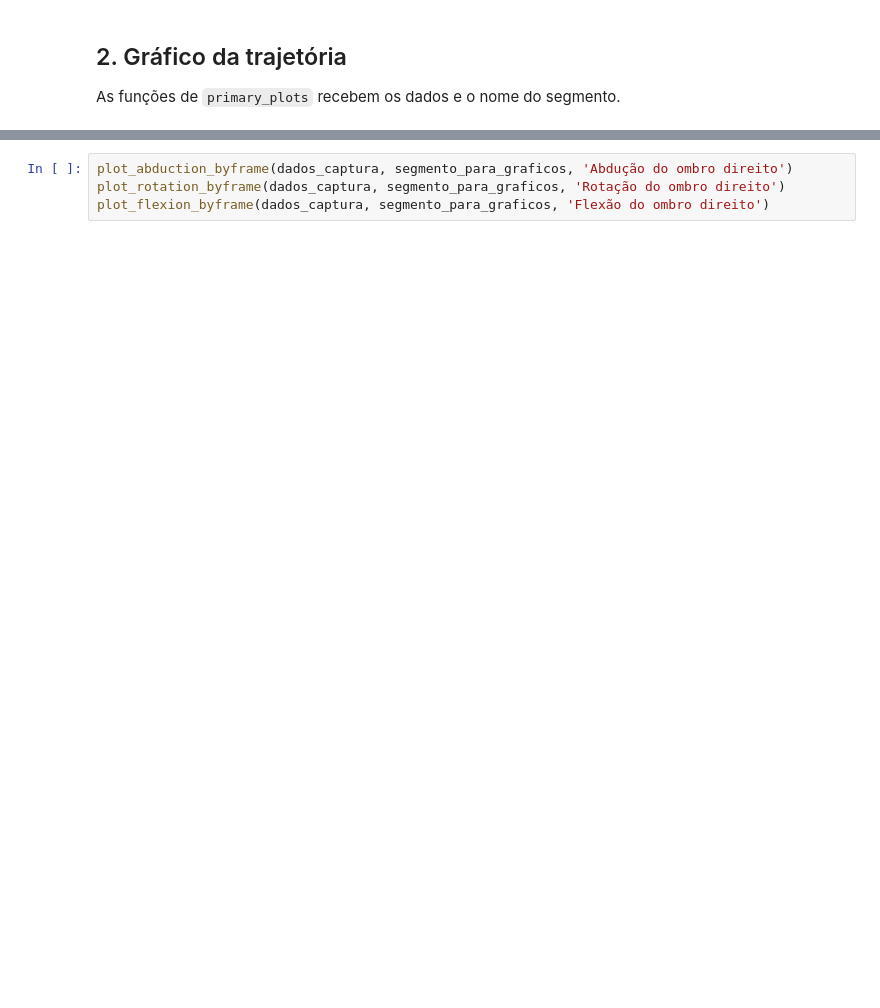
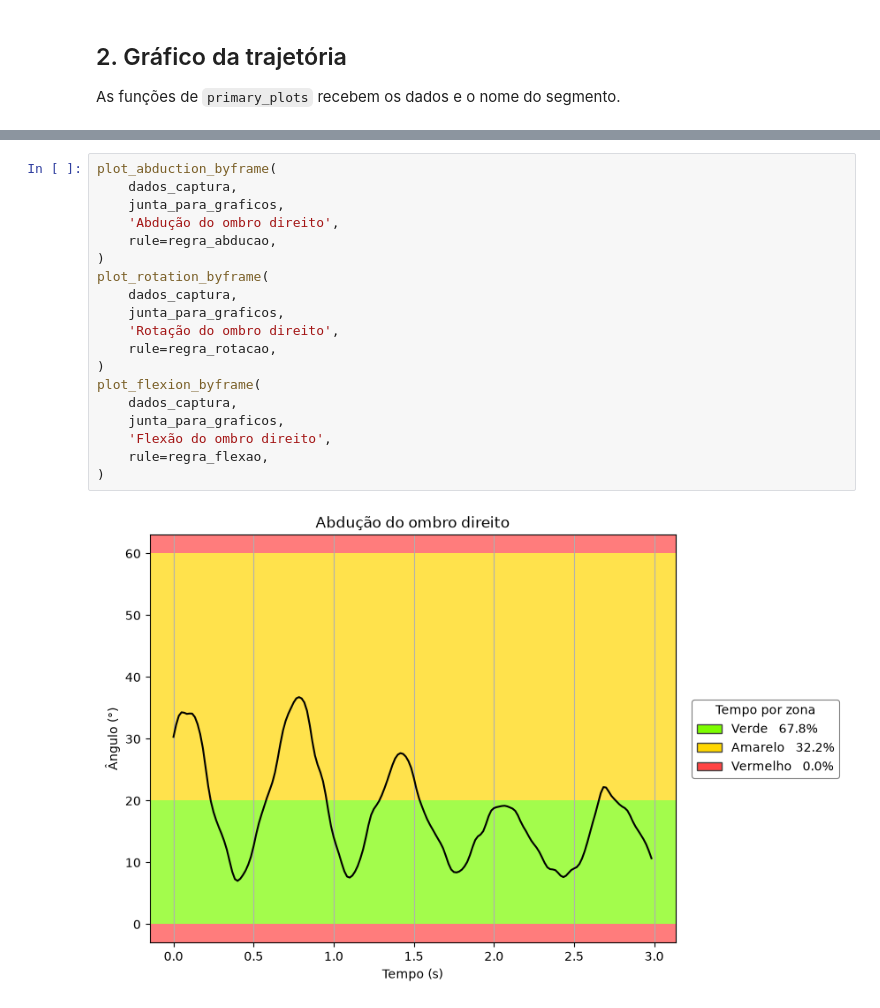
Before and after one commit to Yoguti/mvnview, a Jupyter notebook: examples/plots-simples.ipynb, the cells around one changed output, grey strips where cells are left out. Saved outputs shown, nothing was run; the diff lists cells and outputs as text; blank space fills up the shorter version.

```diff
--- a/examples/plots-simples.ipynb
+++ b/examples/plots-simples.ipynb
@@ -63,4 +82,21 @@ plot_segment_acceleration_components(dados_captura, segmento_para_graficos, "Com
 # %%
-plot_abduction_byframe(dados_captura, segmento_para_graficos, 'Abdução do ombro direito')
-plot_rotation_byframe(dados_captura, segmento_para_graficos, 'Rotação do ombro direito')
-plot_flexion_byframe(dados_captura, segmento_para_graficos, 'Flexão do ombro direito')
+plot_abduction_byframe(
+    dados_captura,
+    junta_para_graficos,
+    'Abdução do ombro direito',
+    rule=regra_abducao,
+)
+plot_rotation_byframe(
+    dados_captura,
+    junta_para_graficos,
+    'Rotação do ombro direito',
+    rule=regra_rotacao,
+)
+plot_flexion_byframe(
+    dados_captura,
+    junta_para_graficos,
+    'Flexão do ombro direito',
+    rule=regra_flexao,
+)
+# %% [output]
+[figure, added]
```
Also changed, not shown: parts of 9 cells of this notebook, 2 other files.
